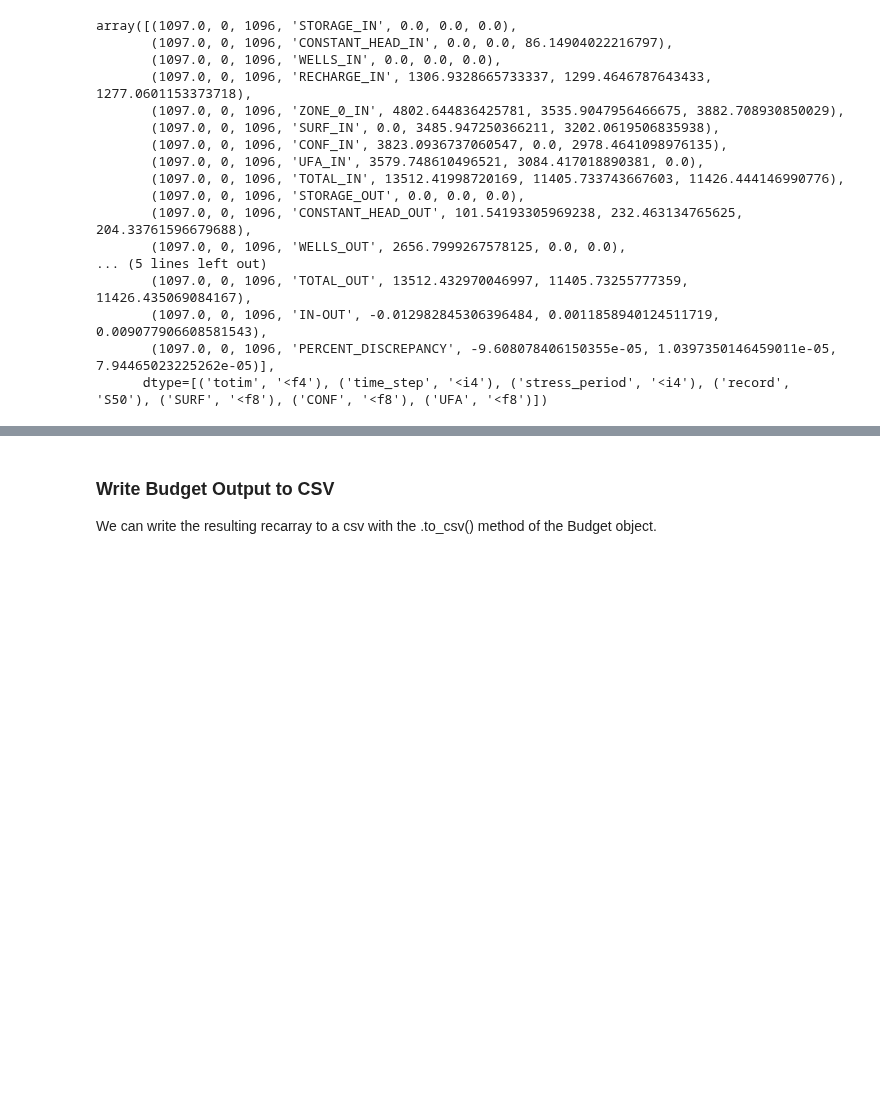
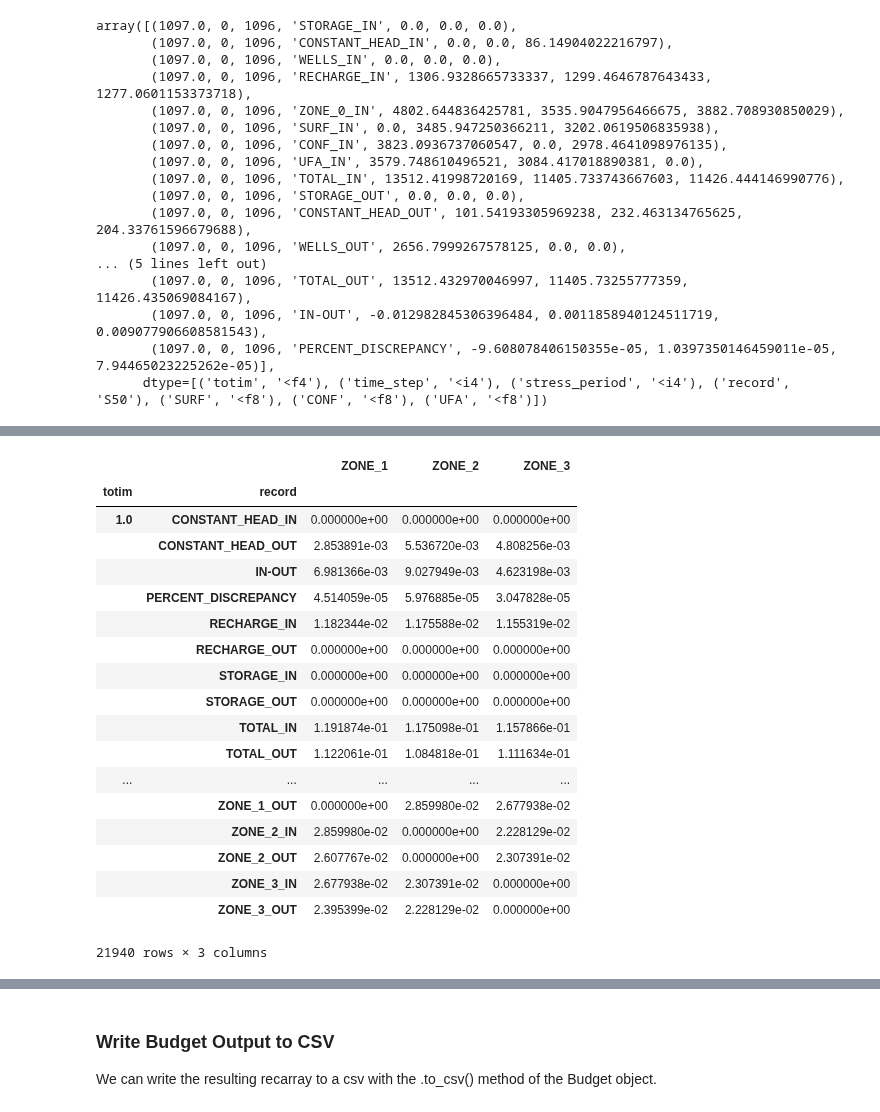
Before and after one commit to modflowpy/flopy, a Jupyter notebook: examples/Notebooks/flopy3_ZoneBudget_example.ipynb, the cells around one changed output, grey strips where cells are left out. Saved outputs shown, nothing was run; the diff lists cells and outputs as text; code cells hidden in the pictures; blank space fills up the shorter version.

Commit message:
Added new method to return dataframes similar to the one available in the MfListFile class. Updated autotest and example notebook.

```diff
--- a/examples/Notebooks/flopy3_ZoneBudget_example.ipynb
+++ b/examples/Notebooks/flopy3_ZoneBudget_example.ipynb
@@ -179,0 +154,24 @@ dtype: float64
+# %%
+zb = ZoneBudget(cbc_obj, zon, kstpkper=None, totim=None)
+zb_mgd = zb * (7.4808/1000000)
+zb_mgd.get_dataframes()
+# %% [output]
+|  |  | ZONE_1 | ZONE_2 | ZONE_3 |
+| totim | record |  |  |  |
+| 1.0 | CONSTANT_HEAD_IN | 0.000000e+00 | 0.000000e+00 | 0.000000e+00 |
+|  | CONSTANT_HEAD_OUT | 2.853891e-03 | 5.536720e-03 | 4.808256e-03 |
+|  | IN-OUT | 6.981366e-03 | 9.027949e-03 | 4.623198e-03 |
+|  | PERCENT_DISCREPANCY | 4.514059e-05 | 5.976885e-05 | 3.047828e-05 |
+|  | RECHARGE_IN | 1.182344e-02 | 1.175588e-02 | 1.155319e-02 |
+|  | RECHARGE_OUT | 0.000000e+00 | 0.000000e+00 | 0.000000e+00 |
+|  | STORAGE_IN | 0.000000e+00 | 0.000000e+00 | 0.000000e+00 |
+|  | STORAGE_OUT | 0.000000e+00 | 0.000000e+00 | 0.000000e+00 |
+|  | TOTAL_IN | 1.191874e-01 | 1.175098e-01 | 1.157866e-01 |
+|  | TOTAL_OUT | 1.122061e-01 | 1.084818e-01 | 1.111634e-01 |
+| ... | ... | ... | ... | ... |
+|  | ZONE_1_OUT | 0.000000e+00 | 2.859980e-02 | 2.677938e-02 |
+|  | ZONE_2_IN | 2.859980e-02 | 0.000000e+00 | 2.228129e-02 |
+|  | ZONE_2_OUT | 2.607767e-02 | 0.000000e+00 | 2.307391e-02 |
+|  | ZONE_3_IN | 2.677938e-02 | 2.307391e-02 | 0.000000e+00 |
+|  | ZONE_3_OUT | 2.395399e-02 | 2.228129e-02 | 0.000000e+00 |
+21940 rows × 3 columns
```
Also changed, not shown: parts of 7 cells of this notebook, 2 other files.
